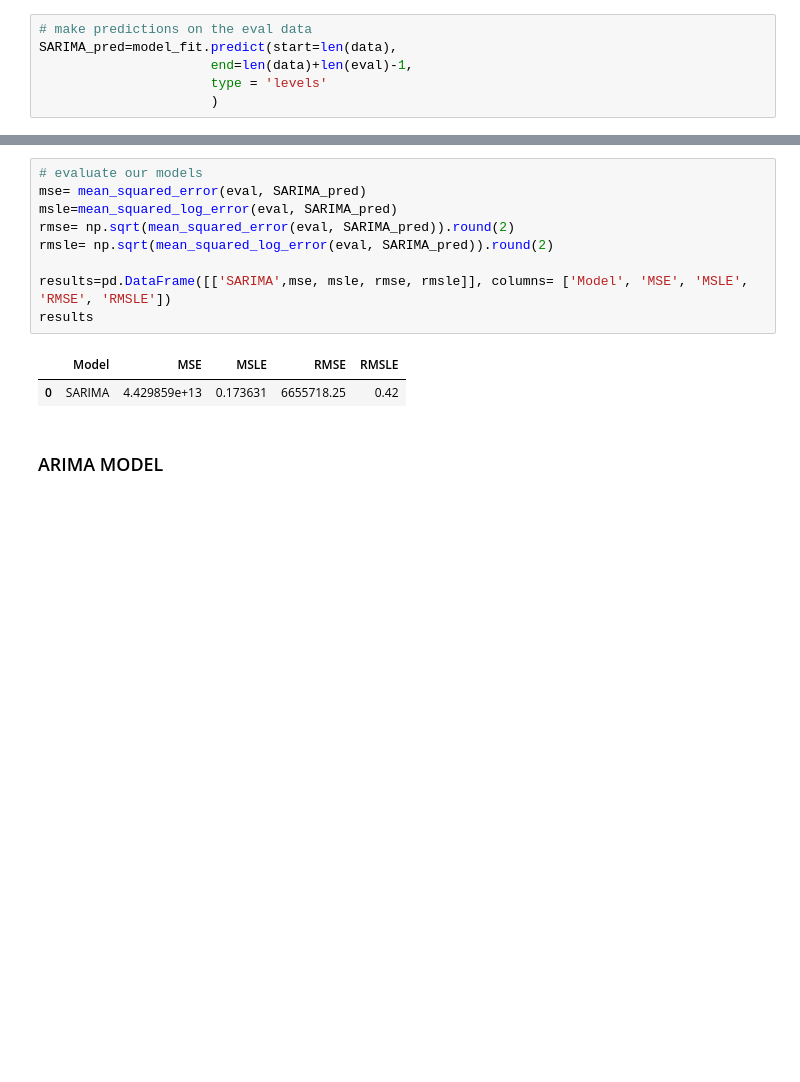
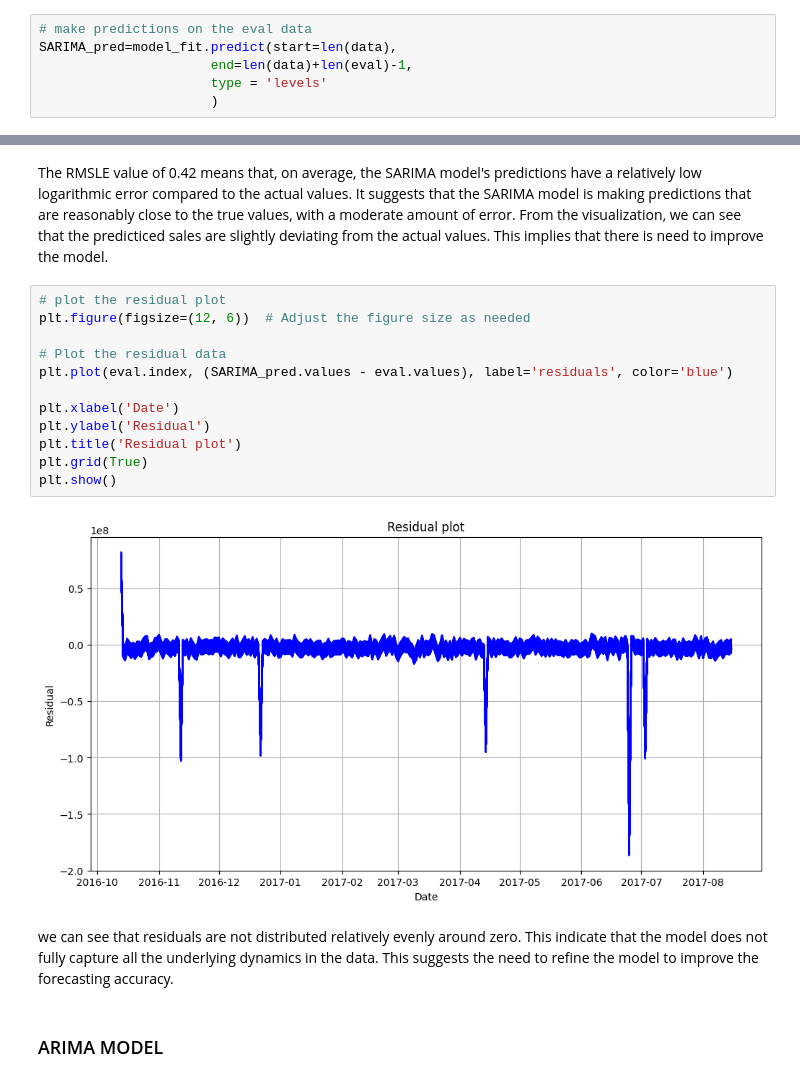
Before and after one commit to phinmaiyo/Regression-Model, a Jupyter notebook: forecasting.ipynb, the cells around one changed output, grey strips where cells are left out. Cells and saved outputs as stored; diff of their text form; blank space fills up the shorter version.

```diff
--- a/forecasting.ipynb
+++ b/forecasting.ipynb
@@ -2483,15 +2502,21 @@ plt.show()
-# %%
-# evaluate our models
-mse= mean_squared_error(eval, SARIMA_pred)
-msle=mean_squared_log_error(eval, SARIMA_pred)
-rmse= np.sqrt(mean_squared_error(eval, SARIMA_pred)).round(2)
-rmsle= np.sqrt(mean_squared_log_error(eval, SARIMA_pred)).round(2)
-
-results=pd.DataFrame([['SARIMA',mse, msle, rmse, rmsle]], columns= ['Model', 'MSE', 'MSLE', 'RMSE', 'RMSLE'])
-results
-# %% [output]
-|  | Model | MSE | MSLE | RMSE | RMSLE |
-| 0 | SARIMA | 4.429859e+13 | 0.173631 | 6655718.25 | 0.42 |
+# %% [markdown]
+The RMSLE value of 0.42 means that, on average, the SARIMA model's predictions have a relatively low logarithmic error compared to the actual values. It suggests that the SARIMA model is making predictions that are reasonably close to the true values, with a moderate amount of error. From the visualization, we can see that the predicticed sales are slightly deviating from the actual values. This implies that there is need to improve the model.
+# %%
+# plot the residual plot
+plt.figure(figsize=(12, 6))  # Adjust the figure size as needed
+
+# Plot the residual data
+plt.plot(eval.index, (SARIMA_pred.values - eval.values), label='residuals', color='blue')
+
+plt.xlabel('Date')
+plt.ylabel('Residual')
+plt.title('Residual plot')
+plt.grid(True)
+plt.show()
+# %% [output]
+[figure, added]
+# %% [markdown]
+we can see that residuals are not distributed relatively evenly around zero. This indicate that the model does not fully capture all the underlying dynamics in the data. This suggests the need to refine the model to improve the forecasting accuracy.
 # %% [markdown]
 ### ARIMA MODEL
 # %%
```
Also changed, not shown: parts of 43 cells of this notebook.
